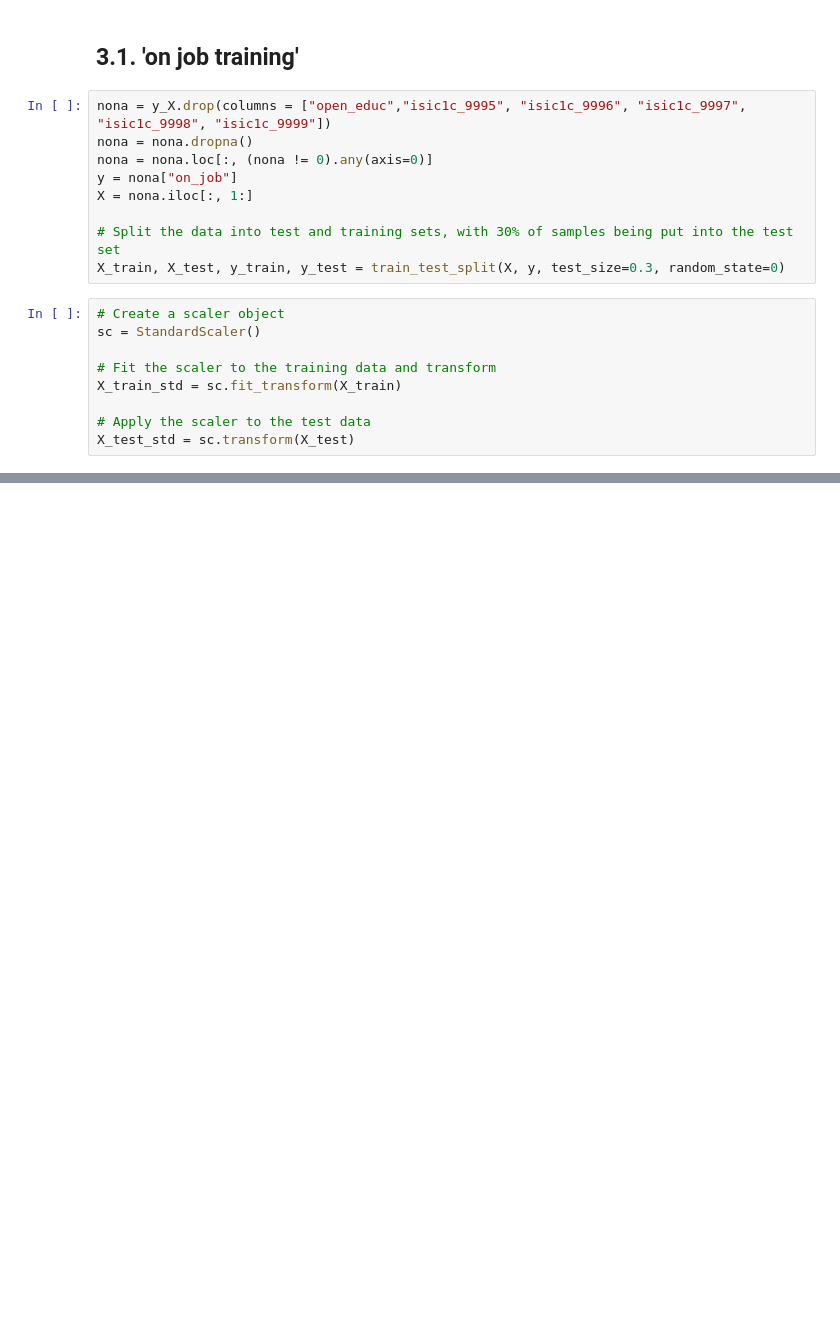
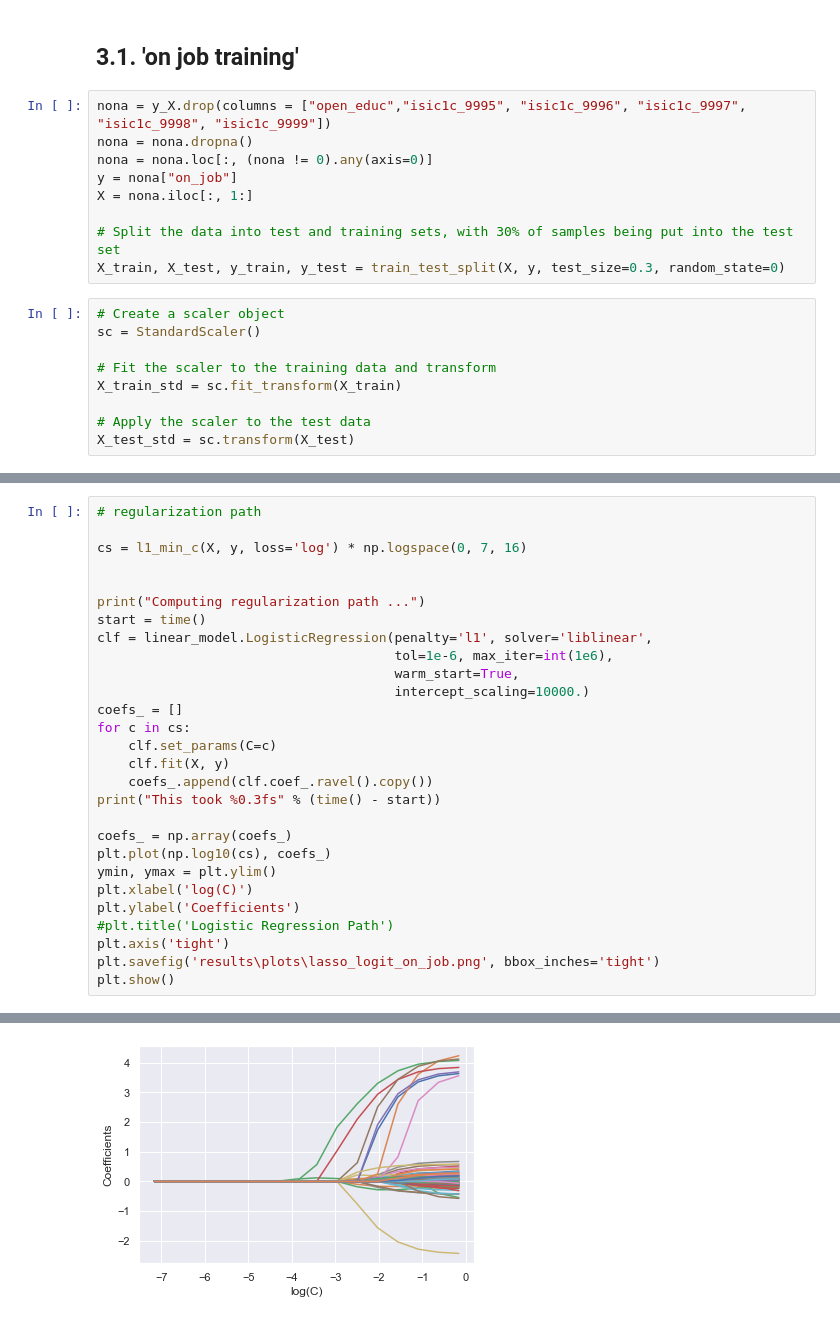
Before and after one commit to srh-gst/ML_term_paper, a Jupyter notebook: Code/4_2_logit.ipynb, the cells around one changed output, grey strips where cells are left out. Cells and saved outputs as stored; diff of their text form; blank space fills up the shorter version.

Commit message:
logit updated

```diff
--- a/Code/4_2_logit.ipynb
+++ b/Code/4_2_logit.ipynb
@@ -334,3 +338,32 @@ Coefficient of each feature: [[-1.04368481e-02  1.92304121e-02  9.50046821e-03
    0.00000000e+00  0.00000000e+00  0.00000000e+00  0.00000000e+00]]
 Training accuracy: 0.8053375196232339
 Test accuracy: 0.7996743996743997
+# %%
+# regularization path
+
+cs = l1_min_c(X, y, loss='log') * np.logspace(0, 7, 16)
+
+
+print("Computing regularization path ...")
+start = time()
+clf = linear_model.LogisticRegression(penalty='l1', solver='liblinear',
+                                      tol=1e-6, max_iter=int(1e6),
+                                      warm_start=True,
+                                      intercept_scaling=10000.)
+coefs_ = []
+for c in cs:
+    clf.set_params(C=c)
+    clf.fit(X, y)
+    coefs_.append(clf.coef_.ravel().copy())
+print("This took %0.3fs" % (time() - start))
+
+coefs_ = np.array(coefs_)
+plt.plot(np.log10(cs), coefs_)
+ymin, ymax = plt.ylim()
+plt.xlabel('log(C)')
+plt.ylabel('Coefficients')
+#plt.title('Logistic Regression Path')
+plt.axis('tight')
+plt.savefig('results\plots\lasso_logit_on_job.png', bbox_inches='tight')
+plt.show()
+# %% [output]
@@ -336,0 +372 @@ Test accuracy: 0.7996743996743997
+[figure, added]
```
Also changed, not shown: parts of 24 cells of this notebook, 7 other files.
